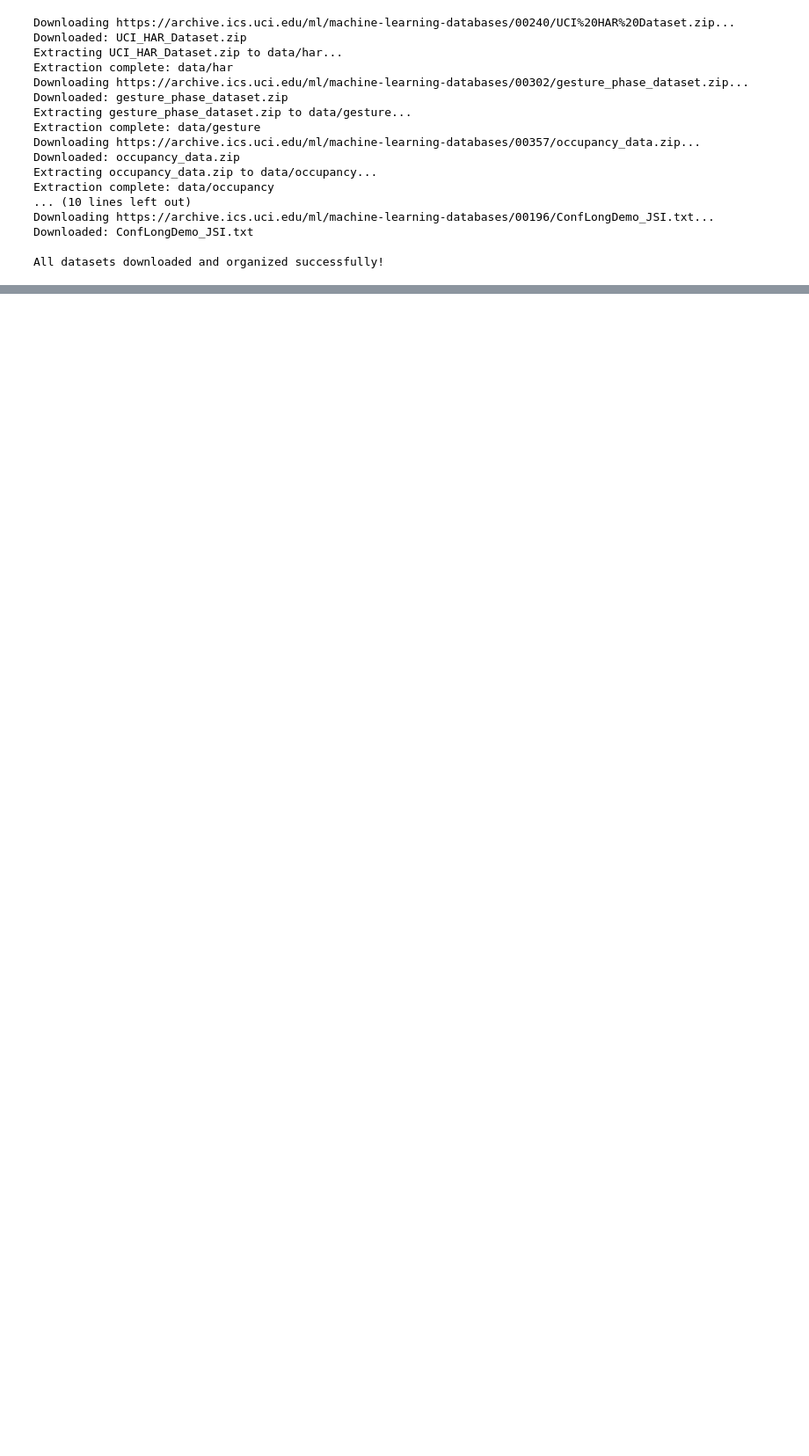
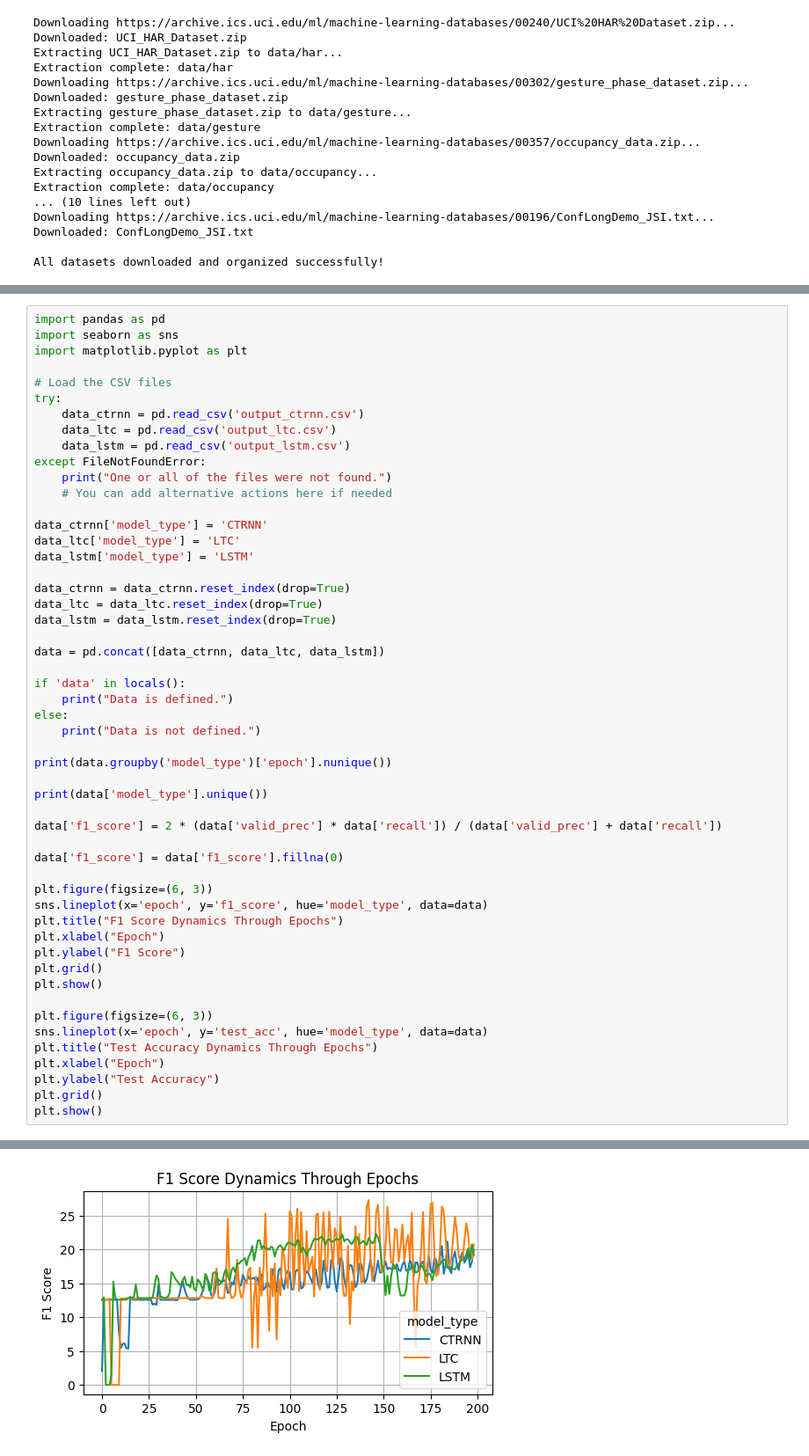
Before and after one commit to tnmtvv/LiquidNNs, a Jupyter notebook: notebooks/naive_reprod.ipynb, the cells around one changed output, grey strips where cells are left out. Shown: that part at 88% size. Drawn from its saved outputs; the diff is of its cells as text; blank space fills up the shorter version.

```diff
--- a/notebooks/naive_reprod.ipynb
+++ b/notebooks/naive_reprod.ipynb
@@ -104,0 +221,53 @@ All datasets downloaded and organized successfully!
+# %%
+import pandas as pd
+import seaborn as sns
+import matplotlib.pyplot as plt
+
+# Load the CSV files
+try:
+    data_ctrnn = pd.read_csv('output_ctrnn.csv')
+    data_ltc = pd.read_csv('output_ltc.csv')
+    data_lstm = pd.read_csv('output_lstm.csv')
+except FileNotFoundError:
+    print("One or all of the files were not found.")
+    # You can add alternative actions here if needed
+
+data_ctrnn['model_type'] = 'CTRNN'
+data_ltc['model_type'] = 'LTC'
+data_lstm['model_type'] = 'LSTM'
+
+data_ctrnn = data_ctrnn.reset_index(drop=True)
+data_ltc = data_ltc.reset_index(drop=True)
+data_lstm = data_lstm.reset_index(drop=True)
+
+data = pd.concat([data_ctrnn, data_ltc, data_lstm])
+
+if 'data' in locals():
+    print("Data is defined.")
+else:
+    print("Data is not defined.")
+
+print(data.groupby('model_type')['epoch'].nunique())
+
+print(data['model_type'].unique())
+
+data['f1_score'] = 2 * (data['valid_prec'] * data['recall']) / (data['valid_prec'] + data['recall'])
+
+data['f1_score'] = data['f1_score'].fillna(0)
+
+plt.figure(figsize=(6, 3))
+sns.lineplot(x='epoch', y='f1_score', hue='model_type', data=data)
+plt.title("F1 Score Dynamics Through Epochs")
+plt.xlabel("Epoch")
+plt.ylabel("F1 Score")
+plt.grid()
+plt.show()
+
+plt.figure(figsize=(6, 3))
+sns.lineplot(x='epoch', y='test_acc', hue='model_type', data=data)
+plt.title("Test Accuracy Dynamics Through Epochs")
+plt.xlabel("Epoch")
+plt.ylabel("Test Accuracy")
+plt.grid()
+plt.show()
+# %% [output]
@@ -104,0 +281 @@ All datasets downloaded and organized successfully!
+[figure, added]
```
Also changed, not shown: parts of 8 cells of this notebook.
